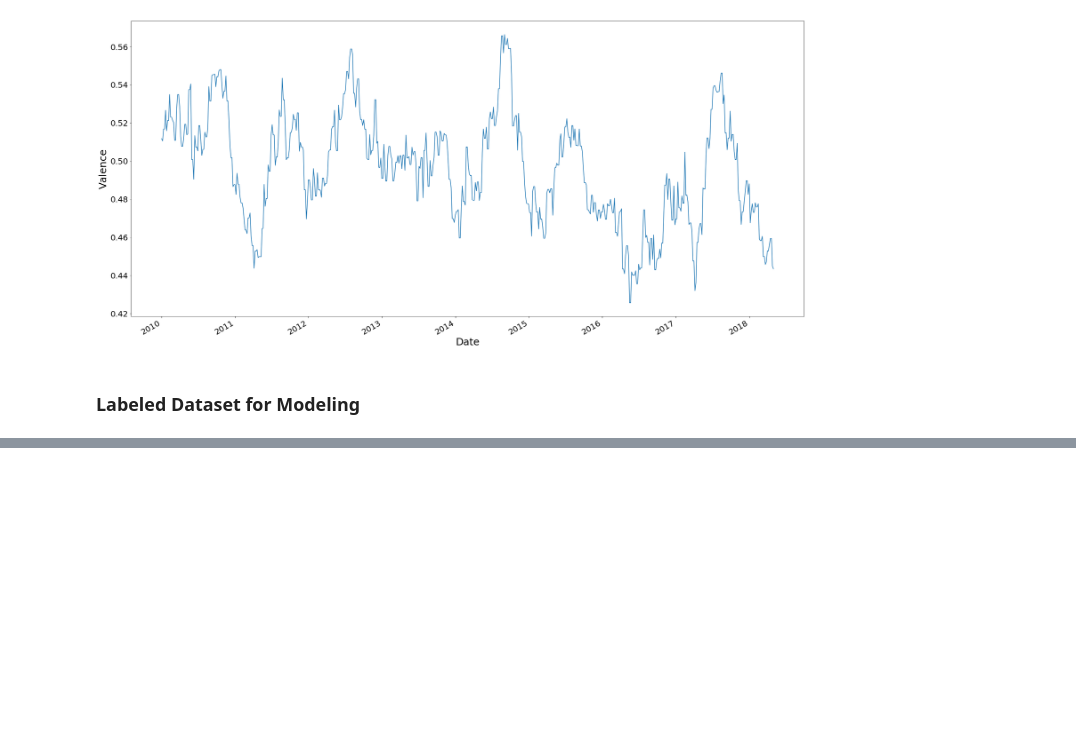
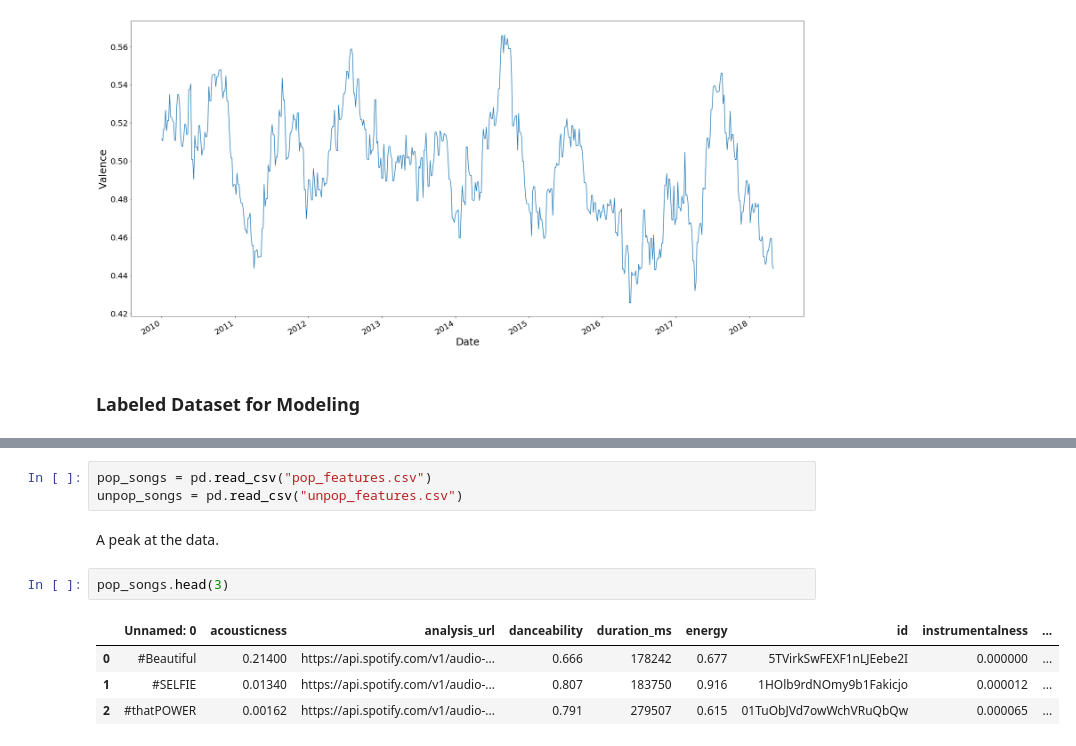
Before and after one commit to ethantanen/DataScience_FinalProject, a Jupyter notebook: Deliverables/Deliv_2/Deliverable 2.ipynb, the cells around one changed output, grey strips where cells are left out. Drawn from its saved outputs; the diff is of its cells as text; blank space fills up the shorter version.

```diff
--- a/Deliverables/Deliv_2/Deliverable 2.ipynb
+++ b/Deliverables/Deliv_2/Deliverable 2.ipynb
@@ -160,0 +161,12 @@ The dataset we're going to do our on modeling is similar to the dataset for the
+# %%
+pop_songs = pd.read_csv("pop_features.csv")
+unpop_songs = pd.read_csv("unpop_features.csv")
+# %% [markdown]
+A peak at the data.
+# %%
+pop_songs.head(3)
+# %% [output]
+|  | Unnamed: 0 | acousticness | analysis_url | danceability | duration_ms | energy | id | instrumentalness | ... |
+| 0 | #Beautiful | 0.21400 | https://api.spotify.com/v1/audio-... | 0.666 | 178242 | 0.677 | 5TVirkSwFEXF1nLJEebe2I | 0.000000 | ... |
+| 1 | #SELFIE | 0.01340 | https://api.spotify.com/v1/audio-... | 0.807 | 183750 | 0.916 | 1HOlb9rdNOmy9b1Fakicjo | 0.000012 | ... |
+| 2 | #thatPOWER | 0.00162 | https://api.spotify.com/v1/audio-... | 0.791 | 279507 | 0.615 | 01TuObJVd7owWchVRuQbQw | 0.000065 | ... |
```
Also changed, not shown: parts of 6 cells of this notebook, 7 other files.
